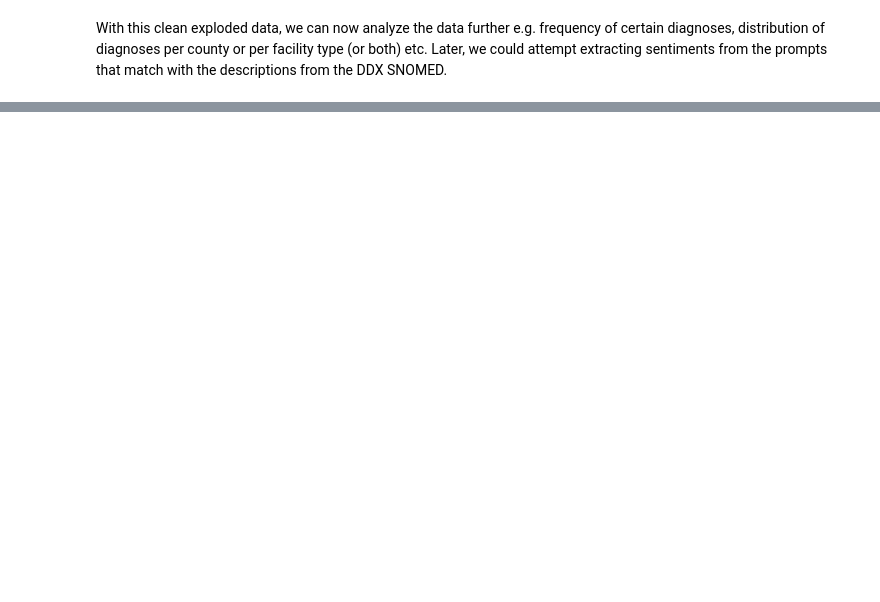
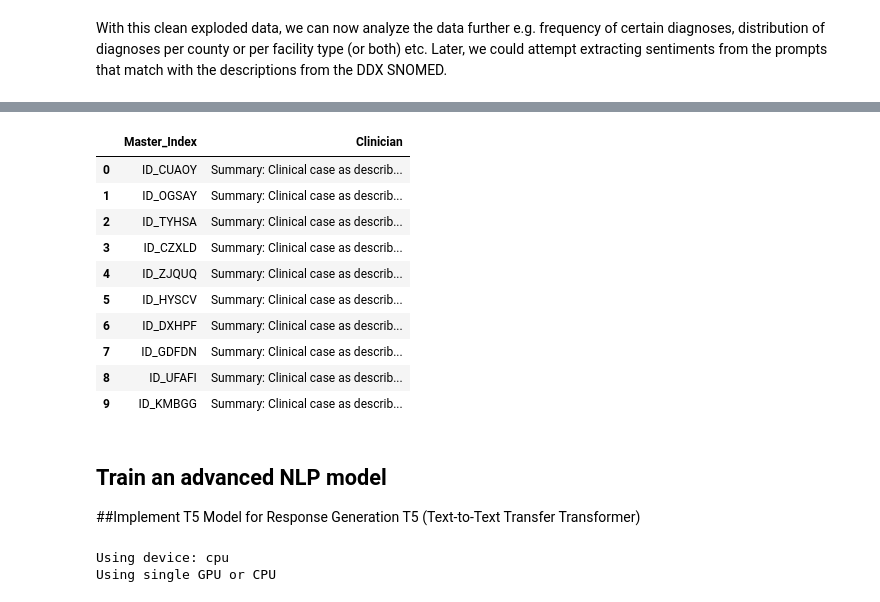
Before and after one commit to odhinto/ClinicalReasoning_Group7, a Jupyter notebook: index - Copy.ipynb, the cells around one changed output, grey strips where cells are left out. Drawn from its saved outputs; the diff is of its cells as text; code cells hidden in the pictures; blank space fills up the shorter version.

Commit message:
First Model Commit

```diff
--- a/index - Copy.ipynb
+++ b/index - Copy.ipynb
@@ -508,0 +1017,75 @@ df_exploded.to_csv("data/df_exploded.csv", index=False)
+# %%
+# Read the CSV file into a DataFrame
+df = pd.read_csv('kenya_clinical_predictions.csv')
+
+# Display the head of the DataFrame
+df.head(10)
+# %% [output]
+|  | Master_Index | Clinician |
+| 0 | ID_CUAOY | Summary: Clinical case as describ... |
+| 1 | ID_OGSAY | Summary: Clinical case as describ... |
+| 2 | ID_TYHSA | Summary: Clinical case as describ... |
+| 3 | ID_CZXLD | Summary: Clinical case as describ... |
+| 4 | ID_ZJQUQ | Summary: Clinical case as describ... |
+| 5 | ID_HYSCV | Summary: Clinical case as describ... |
+| 6 | ID_DXHPF | Summary: Clinical case as describ... |
+| 7 | ID_GDFDN | Summary: Clinical case as describ... |
+| 8 | ID_UFAFI | Summary: Clinical case as describ... |
+| 9 | ID_KMBGG | Summary: Clinical case as describ... |
+# %% [markdown]
+## Train an advanced NLP model
+##Implement T5 Model for Response Generation
+T5 (Text-to-Text Transfer Transformer)
+# %%
+# Import required libraries
+import os
+import gc
+import re
+import time
+import pandas as pd
+import numpy as np
+import torch
+import random
+from tqdm.notebook import tqdm
+import matplotlib.pyplot as plt
+import seaborn as sns
+from datasets import Dataset
+from sklearn.model_selection import train_test_split, StratifiedKFold
+
+# Hugging Face Transformers
+from transformers import (
+    T5ForConditionalGeneration,
+    T5Tokenizer,
+    Seq2SeqTrainer,
+    Seq2SeqTrainingArguments,
+    get_linear_schedule_with_warmup,
+    get_cosine_schedule_with_warmup
+)
+
+# Metrics
+from rouge_score import rouge_scorer
+from nltk.translate.bleu_score import sentence_bleu, SmoothingFunction
+
+# Set environment variables for better performance
+os.environ["TOKENIZERS_PARALLELISM"] = "true"
+
+# Fix random seed for reproducibility
+SEED = 42
+random.seed(SEED)
+np.random.seed(SEED)
+torch.manual_seed(SEED)
+if torch.cuda.is_available():
+    torch.cuda.manual_seed_all(SEED)
+
+# Set up device
+device = torch.device("cuda" if torch.cuda.is_available() else "cpu")
+print(f"Using device: {device}")
+
+# Check if multiple GPUs are available
+if torch.cuda.device_count() > 1:
+    print(f"Using {torch.cuda.device_count()} GPUs")
+else:
+    print("Using single GPU or CPU")
+# %% [output]
+Using device: cpu
+Using single GPU or CPU
```
Also changed, not shown: parts of 23 cells of this notebook, 1 other file.
